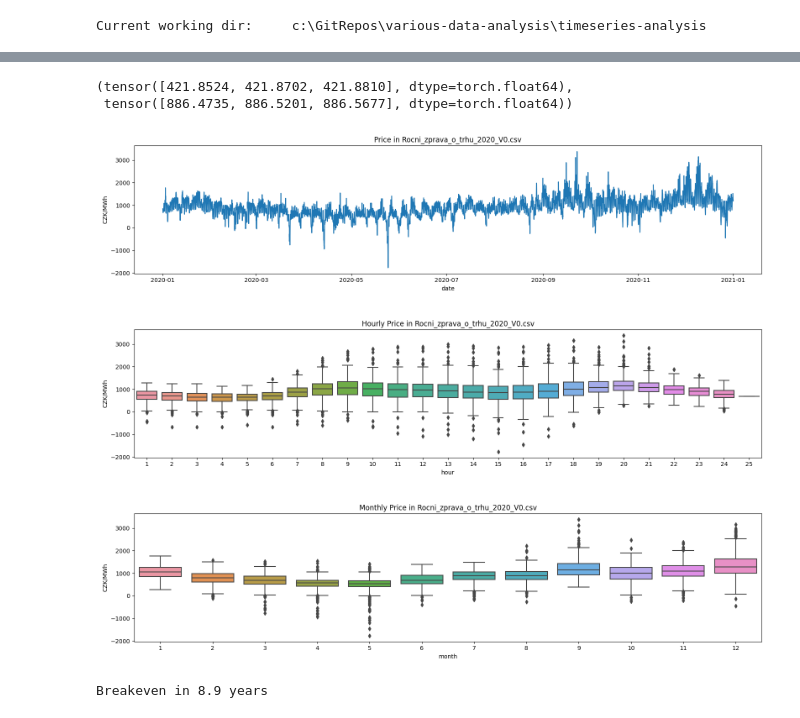
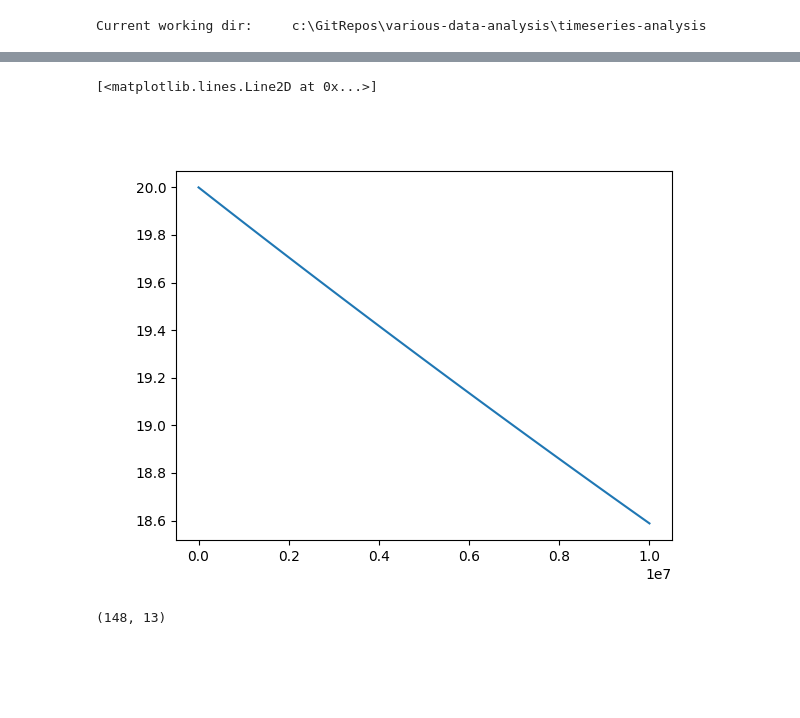
Before and after one commit to ronmarti/various-data-analysis, a Jupyter notebook: timeseries-analysis/birthday-attack.ipynb, the cells around one changed output, grey strips where cells are left out. Cells and saved outputs as stored; diff of their text form; code cells hidden in the pictures; blank space fills up the shorter version.

```diff
--- a/timeseries-analysis/birthday-attack.ipynb
+++ b/timeseries-analysis/birthday-attack.ipynb
@@ -54,39 +21,24 @@ sns.pairplot(data=df2, kind='hist')
-# %%
-torch.std_mean(windows, dim=0)
-# %% [output]
-(tensor([421.8524, 421.8702, 421.8810], dtype=torch.float64),
- tensor([886.4735, 886.5201, 886.5677], dtype=torch.float64))
-# %%
-fig, ax = plt.subplots(1, 1, figsize=(16, 4))
-sns.lineplot(data=df, x='date', y='price')
-ax.set_title(f'Price in {filename}')
-ax.set_ylabel('CZK/MWh')
-fig.tight_layout()
-# %% [output]
-[figure, removed]
-# %%
-fig, ax = plt.subplots(1, 1, figsize=(16, 4))
-sns.boxplot(data=df, x='hour', y='price')
-ax.set_title(f'Hourly Price in {filename}')
-ax.set_ylabel('CZK/MWh')
-fig.tight_layout()
-# %% [output]
-[figure, removed]
-# %%
-fig, ax = plt.subplots(1, 1, figsize=(16, 4))
-sns.boxplot(data=df, x='month', y='price')
-ax.set_title(f'Monthly Price in {filename}')
-ax.set_ylabel('CZK/MWh')
-fig.tight_layout()
-# %% [output]
-[figure, removed]
-# %%
-capacity = 12.6 * 0.8  # kWh
-pricedif = 0.7  # CZK/kWh
-repeatsperday = 2
-
-equipment_price = 172000 - 126000  # CZK
-breakeven_days = equipment_price/(capacity * pricedif * repeatsperday)
-print(f'Breakeven in {breakeven_days/365:.1f} years')
-# %% [output]
-Breakeven in 8.9 years
+# %%
+x = np.linspace(2., 1e7, 100)
+w1 = 6
+w2 = w1 + 1
+b1 = 20
+b2 = b1
+
+d1 = b1**w1
+d2 = b2**w2
+Nc1 = x - x*((d1-1)/d1)**(x-1)
+Nc2 = x - x*((d2-1)/d2)**(x-1)
+ratio = Nc1/Nc2
+# print(f'Nc1 = {Nc1:.2f}\nNc2 = {Nc2:.2f}')
+# print(f'Nc1/Nc2 = {Nc1/Nc2:.2f}')
+
+plt.plot(x, ratio)
+# %% [output]
+[<matplotlib.lines.Line2D at 0x...>]
+[figure, added]
+# %%
+xv, yv = np.meshgrid(np.arange(2., 15.), np.arange(2., 150.))
+xv.shape
+# %% [output]
+(148, 13)
```
Also changed, not shown: parts of 2 cells of this notebook, 32 other files.
